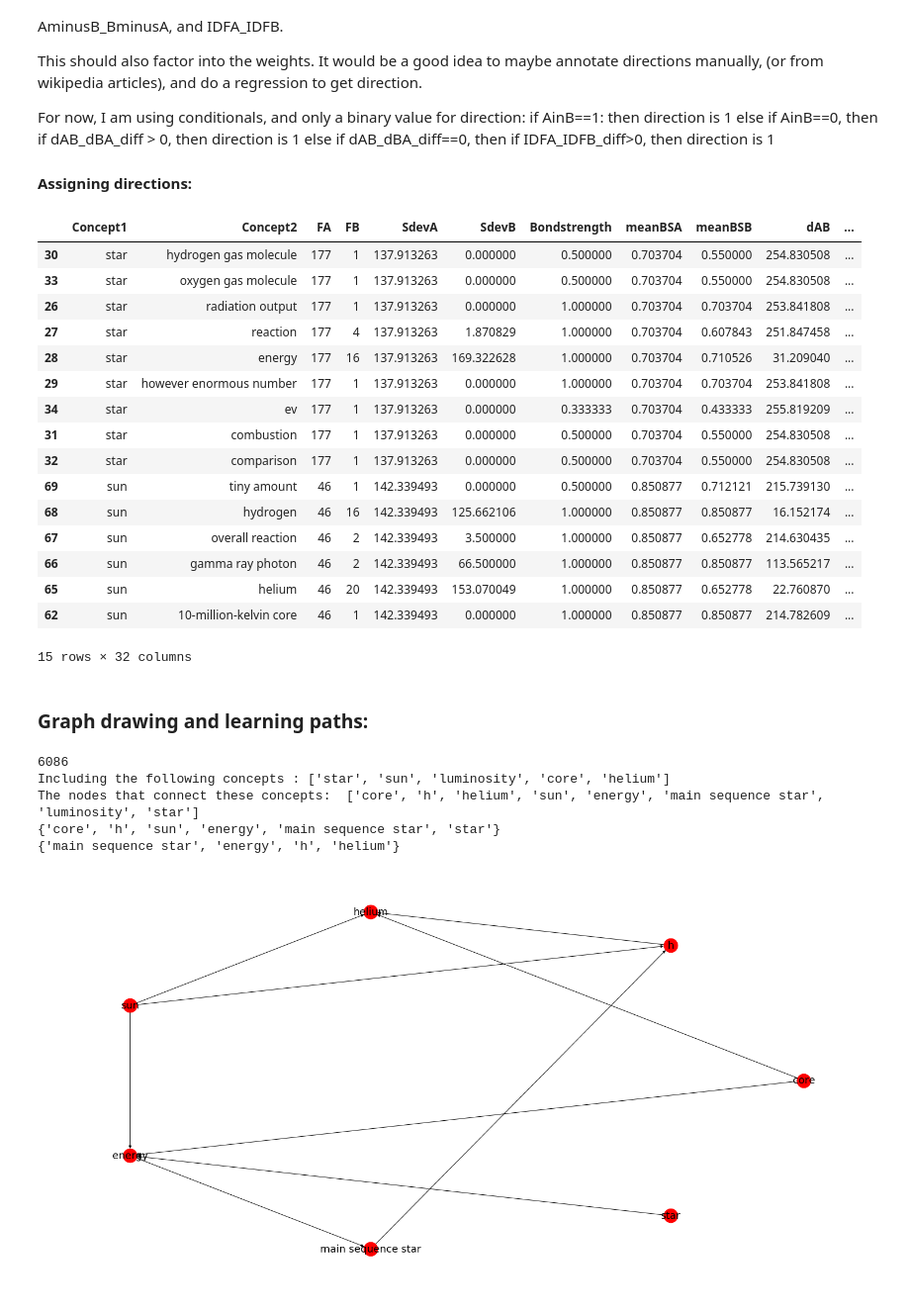
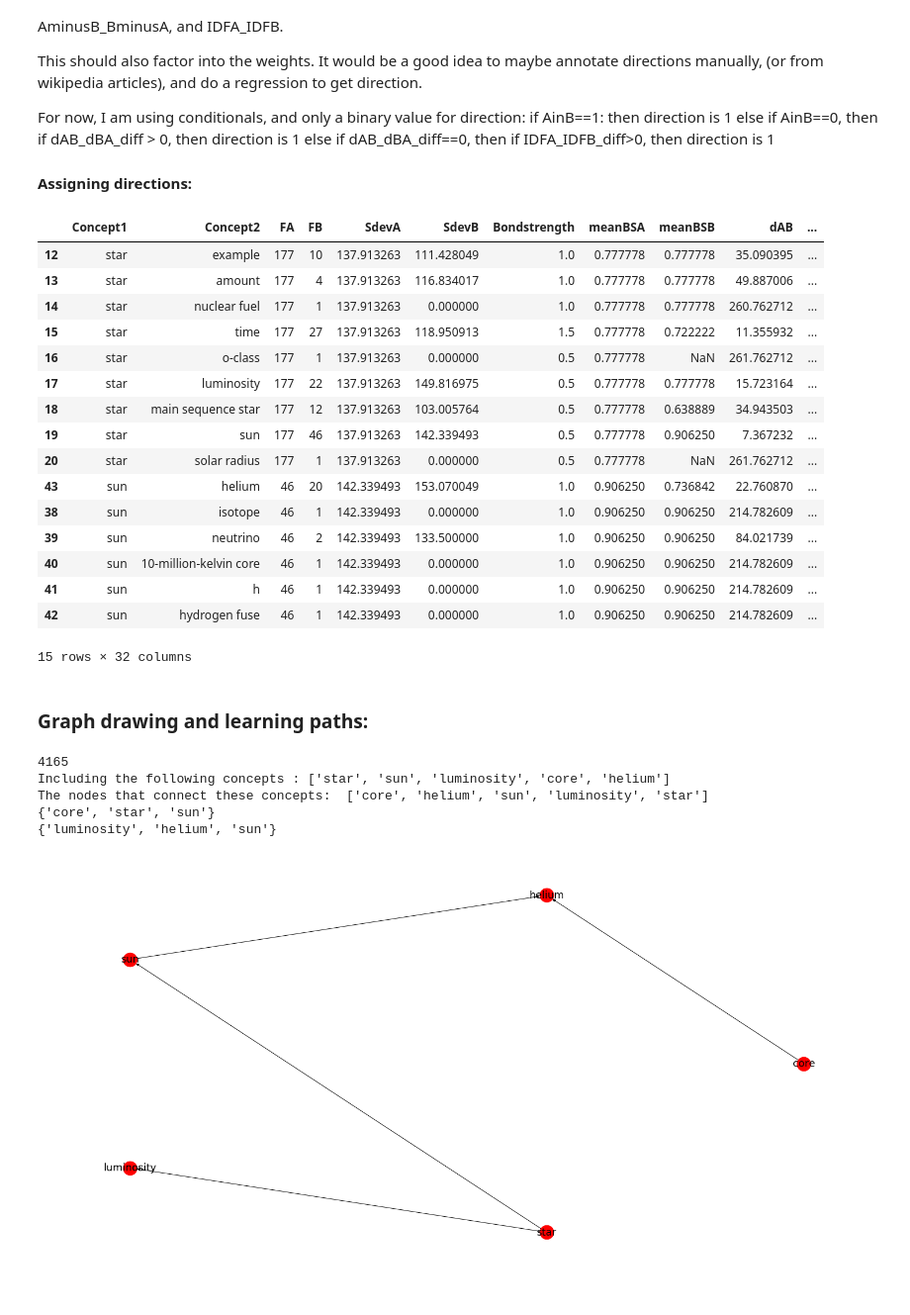
Before and after one commit to rts1988/IntelligentTutoringSystem_Experiments, a Jupyter notebook: concept_extraction/Concept_map_and_learning_path.ipynb, the cells around one changed output. Shown at 99% size. Saved outputs shown, nothing was run; the diff lists cells and outputs as text; code cells hidden in the pictures.

Commit message:
Redrew graph

```diff
--- a/concept_extraction/Concept_map_and_learning_path.ipynb
+++ b/concept_extraction/Concept_map_and_learning_path.ipynb
@@ -68,7 +68,7 @@ def find_shortest_distance(search_list, value):
         return min(abs(search_list[ins_point] - value), abs(search_list[ins_point - 1] - value))
     return abs(search_list[ins_point - 1] - value)
 # %%
-npnp_bondstrengthdir = build_graph(sent_to_npflat,3,0)
+npnp_bondstrengthdir = build_graph(sent_to_npflat,2,0)
 # %% [markdown]
 ### Building a data frame with every relationship and metrics about individual concepts and their relationship
 
@@ -333,21 +333,21 @@ df['Direction'] = (df['AinB']==1) | ((df['AinB']==0) & (df['dAB_dBA_diff']>0)) |
 df[df['Direction']==1].sort_values(by='FA',ascending=False).head(15)
 # %% [output]
 |  | Concept1 | Concept2 | FA | FB | SdevA | SdevB | Bondstrength | meanBSA | meanBSB | dAB | ... |
-| 30 | star | hydrogen gas molecule | 177 | 1 | 137.913263 | 0.000000 | 0.500000 | 0.703704 | 0.550000 | 254.830508 | ... |
-| 33 | star | oxygen gas molecule | 177 | 1 | 137.913263 | 0.000000 | 0.500000 | 0.703704 | 0.550000 | 254.830508 | ... |
-| 26 | star | radiation output | 177 | 1 | 137.913263 | 0.000000 | 1.000000 | 0.703704 | 0.703704 | 253.841808 | ... |
-| 27 | star | reaction | 177 | 4 | 137.913263 | 1.870829 | 1.000000 | 0.703704 | 0.607843 | 251.847458 | ... |
-| 28 | star | energy | 177 | 16 | 137.913263 | 169.322628 | 1.000000 | 0.703704 | 0.710526 | 31.209040 | ... |
-| 29 | star | however enormous number | 177 | 1 | 137.913263 | 0.000000 | 1.000000 | 0.703704 | 0.703704 | 253.841808 | ... |
-| 34 | star | ev | 177 | 1 | 137.913263 | 0.000000 | 0.333333 | 0.703704 | 0.433333 | 255.819209 | ... |
-| 31 | star | combustion | 177 | 1 | 137.913263 | 0.000000 | 0.500000 | 0.703704 | 0.550000 | 254.830508 | ... |
-| 32 | star | comparison | 177 | 1 | 137.913263 | 0.000000 | 0.500000 | 0.703704 | 0.550000 | 254.830508 | ... |
-| 69 | sun | tiny amount | 46 | 1 | 142.339493 | 0.000000 | 0.500000 | 0.850877 | 0.712121 | 215.739130 | ... |
-| 68 | sun | hydrogen | 46 | 16 | 142.339493 | 125.662106 | 1.000000 | 0.850877 | 0.850877 | 16.152174 | ... |
-| 67 | sun | overall reaction | 46 | 2 | 142.339493 | 3.500000 | 1.000000 | 0.850877 | 0.652778 | 214.630435 | ... |
-| 66 | sun | gamma ray photon | 46 | 2 | 142.339493 | 66.500000 | 1.000000 | 0.850877 | 0.850877 | 113.565217 | ... |
-| 65 | sun | helium | 46 | 20 | 142.339493 | 153.070049 | 1.000000 | 0.850877 | 0.652778 | 22.760870 | ... |
-| 62 | sun | 10-million-kelvin core | 46 | 1 | 142.339493 | 0.000000 | 1.000000 | 0.850877 | 0.850877 | 214.782609 | ... |
+| 12 | star | example | 177 | 10 | 137.913263 | 111.428049 | 1.0 | 0.777778 | 0.777778 | 35.090395 | ... |
+| 13 | star | amount | 177 | 4 | 137.913263 | 116.834017 | 1.0 | 0.777778 | 0.777778 | 49.887006 | ... |
+| 14 | star | nuclear fuel | 177 | 1 | 137.913263 | 0.000000 | 1.0 | 0.777778 | 0.777778 | 260.762712 | ... |
+| 15 | star | time | 177 | 27 | 137.913263 | 118.950913 | 1.5 | 0.777778 | 0.722222 | 11.355932 | ... |
+| 16 | star | o-class | 177 | 1 | 137.913263 | 0.000000 | 0.5 | 0.777778 | NaN | 261.762712 | ... |
+| 17 | star | luminosity | 177 | 22 | 137.913263 | 149.816975 | 0.5 | 0.777778 | 0.777778 | 15.723164 | ... |
+| 18 | star | main sequence star | 177 | 12 | 137.913263 | 103.005764 | 0.5 | 0.777778 | 0.638889 | 34.943503 | ... |
+| 19 | star | sun | 177 | 46 | 137.913263 | 142.339493 | 0.5 | 0.777778 | 0.906250 | 7.367232 | ... |
+| 20 | star | solar radius | 177 | 1 | 137.913263 | 0.000000 | 0.5 | 0.777778 | NaN | 261.762712 | ... |
+| 43 | sun | helium | 46 | 20 | 142.339493 | 153.070049 | 1.0 | 0.906250 | 0.736842 | 22.760870 | ... |
+| 38 | sun | isotope | 46 | 1 | 142.339493 | 0.000000 | 1.0 | 0.906250 | 0.906250 | 214.782609 | ... |
+| 39 | sun | neutrino | 46 | 2 | 142.339493 | 133.500000 | 1.0 | 0.906250 | 0.906250 | 84.021739 | ... |
+| 40 | sun | 10-million-kelvin core | 46 | 1 | 142.339493 | 0.000000 | 1.0 | 0.906250 | 0.906250 | 214.782609 | ... |
+| 41 | sun | h | 46 | 1 | 142.339493 | 0.000000 | 1.0 | 0.906250 | 0.906250 | 214.782609 | ... |
+| 42 | sun | hydrogen fuse | 46 | 1 | 142.339493 | 0.000000 | 1.0 | 0.906250 | 0.906250 | 214.782609 | ... |
 15 rows × 32 columns
 # %% [markdown]
 ### Graph drawing and learning paths:
@@ -355,40 +355,40 @@ df[df['Direction']==1].sort_values(by='FA',ascending=False).head(15)
 dfdir = df[df['Direction']>=1]
 print(len(dfdir))
 
-include_concepts_number = 5 # Start drawing graph with top 20 concepts
+start_concepts_number = 5 # Start drawing graph with top 20 concepts
 
 import networkx as nx
 G = nx.from_pandas_edgelist(dfdir,'Concept1','Concept2', create_using=nx.DiGraph())
-dfConceptimp.sort_values(by=['TFIDFA'],ascending = [0]).head(include_concepts_number)
+dfConceptimp.sort_values(by=['TFIDFA','Amap','SdevA','AfirstOc'],ascending=[False,False,False,True]).head(start_concepts_number)
 paths=dict(nx.all_pairs_shortest_path(G,cutoff=None))
 
 
 def get_nodes_allpairs(concept_list):
     nodelist = [paths.get(cl1, {}).get(cl2,None) for cl1 in concept_list for cl2 in concept_list if paths.get(cl1, {}).get(cl2,None) is not None]
     nodelist = list(chain.from_iterable(nodelist))
     return list(set(nodelist))
 
 
-start_concept_list = list(dfConceptimp.sort_values(by=['TFIDFA'],ascending = [0]).head(include_concepts_number)['Concept1'])
+start_concept_list = list(dfConceptimp.sort_values(by=['TFIDFA','Amap','SdevA','AfirstOc'],ascending=[False,False,False,True]).head(start_concepts_number)['Concept1'])
 
 print('Including the following concepts :',start_concept_list)
 
 # now get the paths from all pairs in the concept list and the corresponding nodes
 nodelist = get_nodes_allpairs(start_concept_list)
 print('The nodes that connect these concepts: ', nodelist)
 start_concept_edges = dfdir[dfdir['Concept1'].isin(nodelist) & dfdir['Concept2'].isin(nodelist)]
 start_concept_from = set(start_concept_edges['Concept1'])
 #print(start_concept_edges)
 print(start_concept_from)
 start_concept_to = set(start_concept_edges['Concept2'])
 print(start_concept_to)
 len(start_concept_edges)
 plt.figure(figsize=(20,10))
 nx.draw_circular(G.subgraph(list(start_concept_from|start_concept_to)),with_labels=True, font_size=18,node_size=600)
 # %% [output]
-6086
+4165
 Including the following concepts : ['star', 'sun', 'luminosity', 'core', 'helium']
-The nodes that connect these concepts:  ['core', 'h', 'helium', 'sun', 'energy', 'main sequence star', 'luminosity', 'star']
-{'core', 'h', 'sun', 'energy', 'main sequence star', 'star'}
-{'main sequence star', 'energy', 'h', 'helium'}
+The nodes that connect these concepts:  ['core', 'helium', 'sun', 'luminosity', 'star']
+{'core', 'star', 'sun'}
+{'luminosity', 'helium', 'sun'}
-[figure, old version]
+[figure, new version]
```
Also changed, not shown: parts of 8 cells of this notebook.
